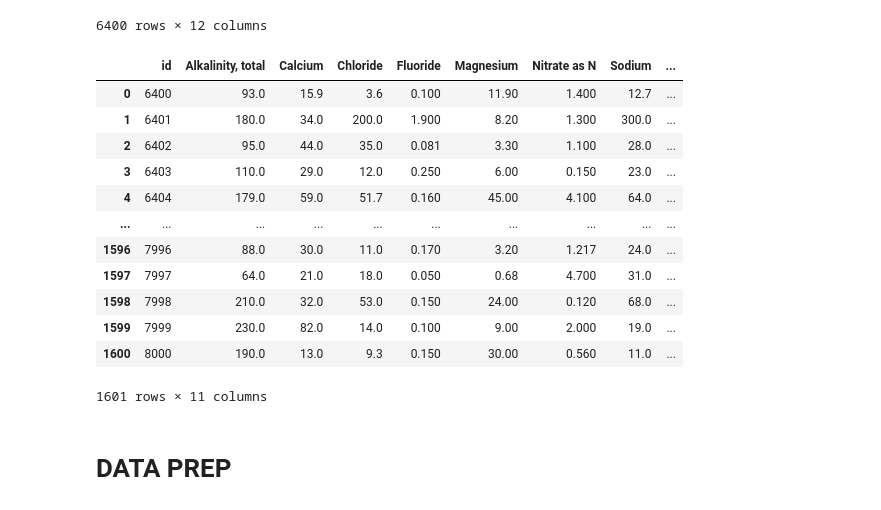
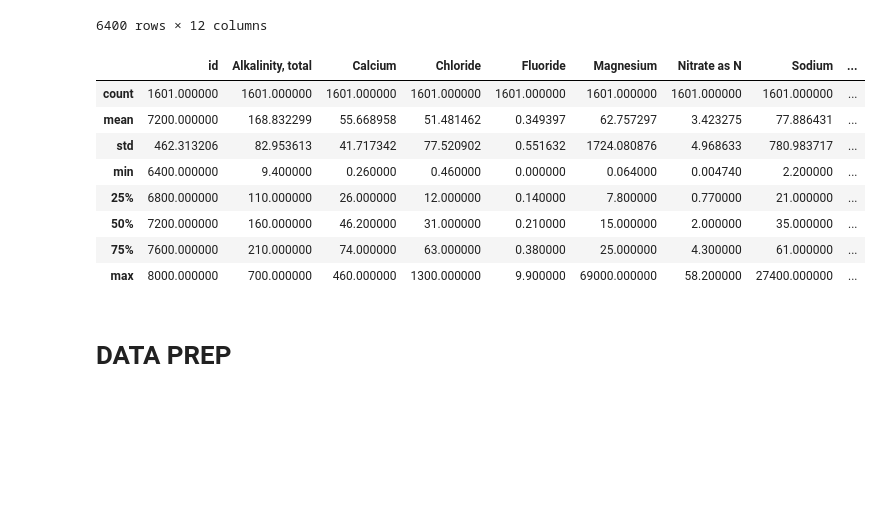
Before and after one commit to evelynnn04/CompfestDSA, a Jupyter notebook: MED_CompfestDSA.ipynb, the cells around one changed output. Cells and saved outputs as stored; diff of their text form; code cells hidden in the pictures; blank space fills up the shorter version.

```diff
--- a/MED_CompfestDSA.ipynb
+++ b/MED_CompfestDSA.ipynb
@@ -28,21 +35,17 @@ train_df
 | 6399 | 6399 | 175.0 | 63.1 | 26.8 | 0.470 | 11.2 | 0.700 | 37.6 | ... |
 6400 rows × 12 columns
 # %%
-test_df
+test_df.describe()
 # %% [output]
 |  | id | Alkalinity, total | Calcium | Chloride | Fluoride | Magnesium | Nitrate as N | Sodium | ... |
-| 0 | 6400 | 93.0 | 15.9 | 3.6 | 0.100 | 11.90 | 1.400 | 12.7 | ... |
-| 1 | 6401 | 180.0 | 34.0 | 200.0 | 1.900 | 8.20 | 1.300 | 300.0 | ... |
-| 2 | 6402 | 95.0 | 44.0 | 35.0 | 0.081 | 3.30 | 1.100 | 28.0 | ... |
-| 3 | 6403 | 110.0 | 29.0 | 12.0 | 0.250 | 6.00 | 0.150 | 23.0 | ... |
-| 4 | 6404 | 179.0 | 59.0 | 51.7 | 0.160 | 45.00 | 4.100 | 64.0 | ... |
-| ... | ... | ... | ... | ... | ... | ... | ... | ... | ... |
-| 1596 | 7996 | 88.0 | 30.0 | 11.0 | 0.170 | 3.20 | 1.217 | 24.0 | ... |
-| 1597 | 7997 | 64.0 | 21.0 | 18.0 | 0.050 | 0.68 | 4.700 | 31.0 | ... |
-| 1598 | 7998 | 210.0 | 32.0 | 53.0 | 0.150 | 24.00 | 0.120 | 68.0 | ... |
-| 1599 | 7999 | 230.0 | 82.0 | 14.0 | 0.100 | 9.00 | 2.000 | 19.0 | ... |
-| 1600 | 8000 | 190.0 | 13.0 | 9.3 | 0.150 | 30.00 | 0.560 | 11.0 | ... |
+| count | 1601.000000 | 1601.000000 | 1601.000000 | 1601.000000 | 1601.000000 | 1601.000000 | 1601.000000 | 1601.000000 | ... |
+| mean | 7200.000000 | 168.832299 | 55.668958 | 51.481462 | 0.349397 | 62.757297 | 3.423275 | 77.886431 | ... |
+| std | 462.313206 | 82.953613 | 41.717342 | 77.520902 | 0.551632 | 1724.080876 | 4.968633 | 780.983717 | ... |
+| min | 6400.000000 | 9.400000 | 0.260000 | 0.460000 | 0.000000 | 0.064000 | 0.004740 | 2.200000 | ... |
+| 25% | 6800.000000 | 110.000000 | 26.000000 | 12.000000 | 0.140000 | 7.800000 | 0.770000 | 21.000000 | ... |
+| 50% | 7200.000000 | 160.000000 | 46.200000 | 31.000000 | 0.210000 | 15.000000 | 2.000000 | 35.000000 | ... |
+| 75% | 7600.000000 | 210.000000 | 74.000000 | 63.000000 | 0.380000 | 25.000000 | 4.300000 | 61.000000 | ... |
+| max | 8000.000000 | 700.000000 | 460.000000 | 1300.000000 | 9.900000 | 69000.000000 | 58.200000 | 27400.000000 | ... |
-1601 rows × 11 columns
 # %% [markdown]
 # DATA PREP
 # %%
```
Also changed, not shown: parts of 41 cells of this notebook, 6 other files.
